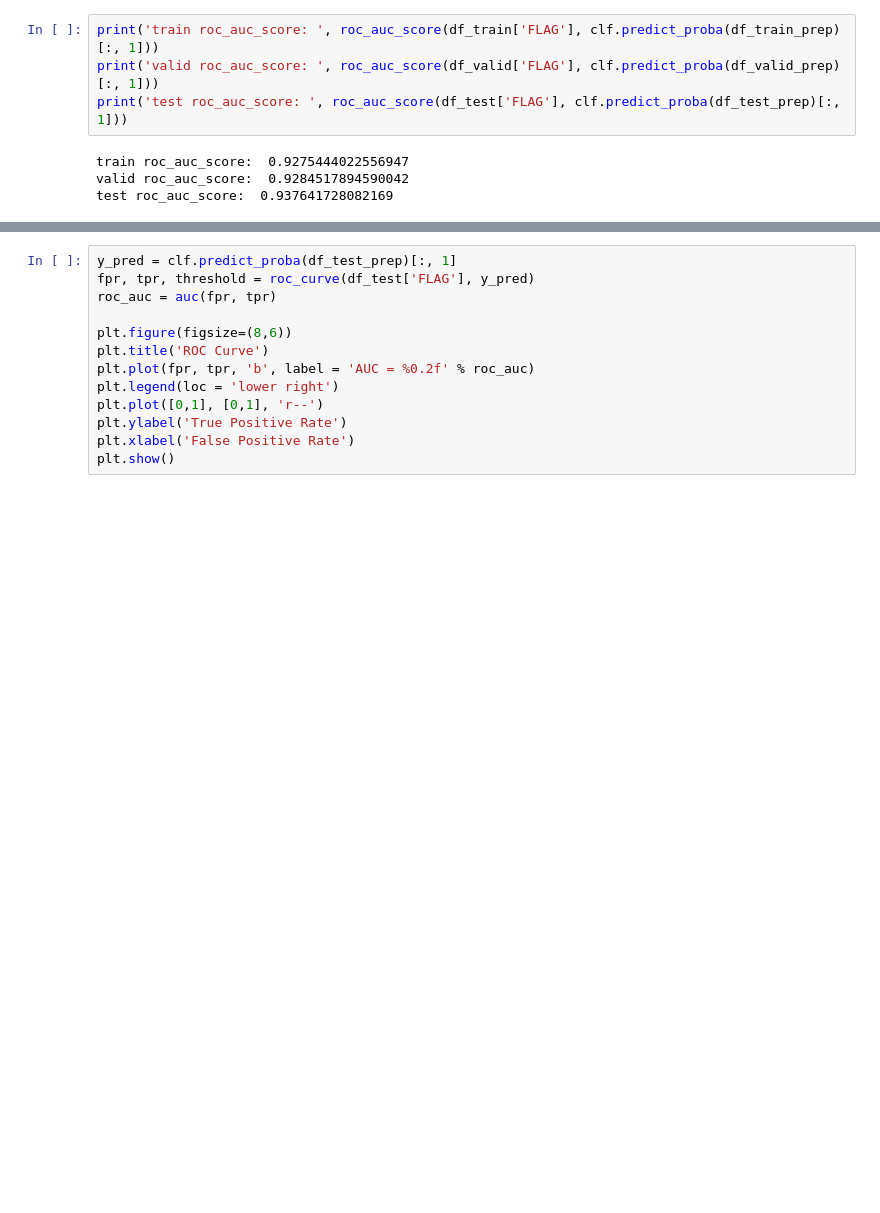
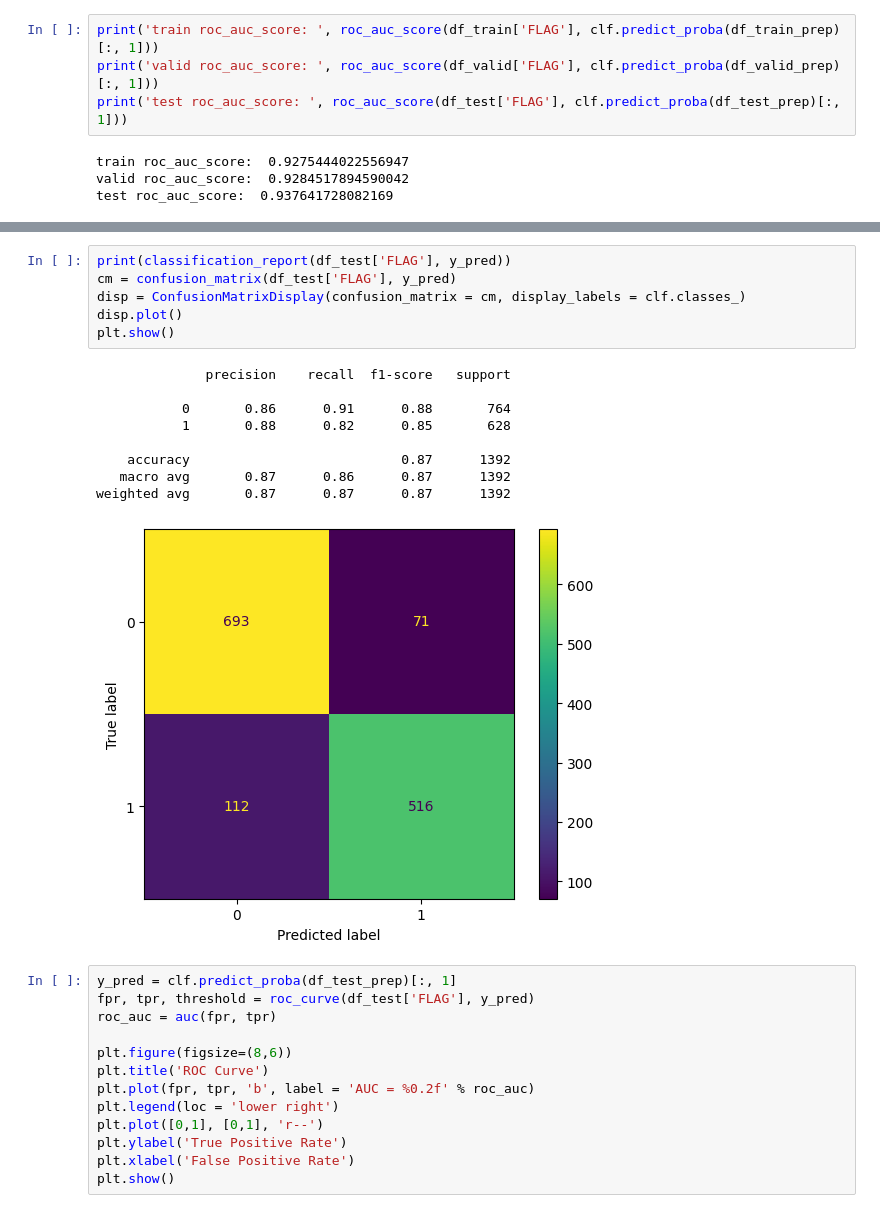
Before and after one commit to shazzad-hasan/ethereum-fraud-detection, a Jupyter notebook: models/logistic_reg.ipynb, the cells around one changed output, grey strips where cells are left out. Cells and saved outputs as stored; diff of their text form; blank space fills up the shorter version.

```diff
--- a/models/logistic_reg.ipynb
+++ b/models/logistic_reg.ipynb
@@ -219,3 +219,19 @@ ROC AUC: 0.8640786007269816
+# %%
+print(classification_report(df_test['FLAG'], y_pred))
+cm = confusion_matrix(df_test['FLAG'], y_pred)
+disp = ConfusionMatrixDisplay(confusion_matrix = cm, display_labels = clf.classes_)
+disp.plot()
+plt.show()
+# %% [output]
+              precision    recall  f1-score   support
+
+           0       0.86      0.91      0.88       764
+           1       0.88      0.82      0.85       628
+
+    accuracy                           0.87      1392
+   macro avg       0.87      0.86      0.87      1392
+weighted avg       0.87      0.87      0.87      1392
+[figure, added]
 # %%
 y_pred = clf.predict_proba(df_test_prep)[:, 1]
 fpr, tpr, threshold = roc_curve(df_test['FLAG'], y_pred)
```
Also changed, not shown: parts of 11 cells of this notebook.
